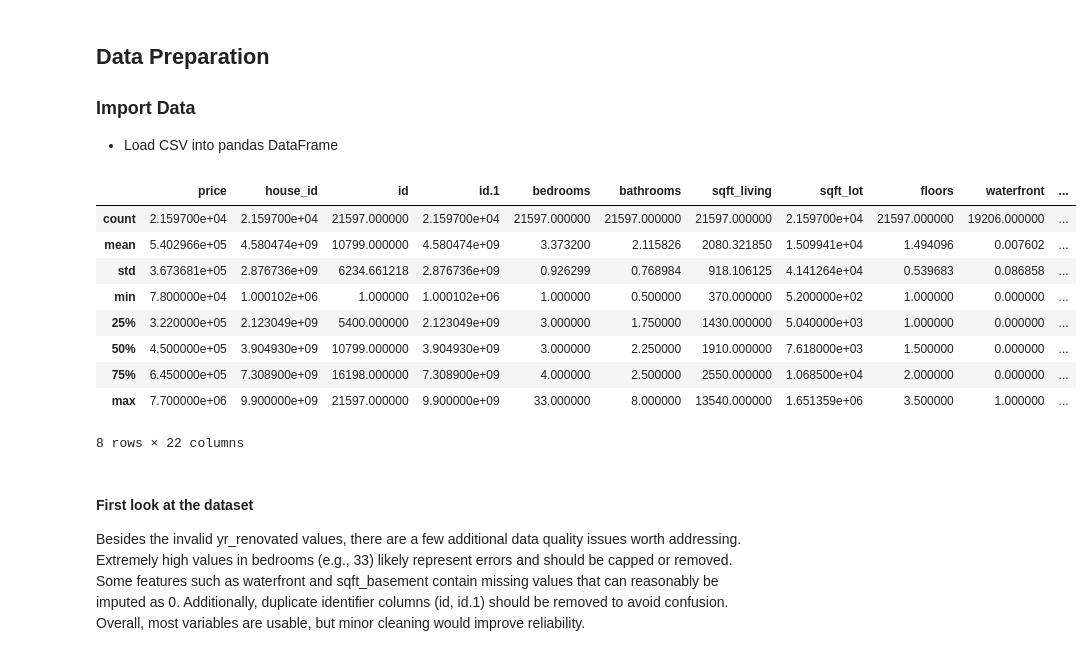
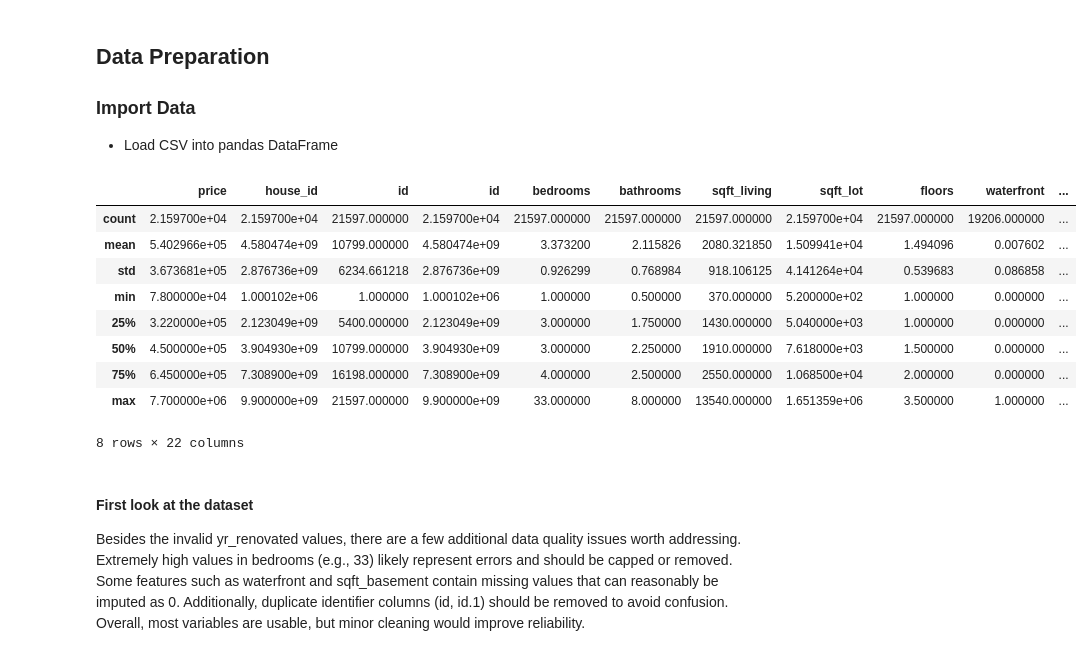
Before and after one commit to lingriosmichael/eda_template, a Jupyter notebook: eda_project.ipynb, the cells around one changed output. Drawn from its saved outputs; the diff is of its cells as text; code cells hidden in the pictures.

```diff
--- a/eda_project.ipynb
+++ b/eda_project.ipynb
@@ -89,3 +87,28 @@ from dotenv import load_dotenv
+# %%
+import os
+from dotenv import load_dotenv
+
+load_dotenv()
+
+DATABASE = os.getenv("DATABASE")
+USER_DB = os.getenv("USER_DB")
+PASSWORD = os.getenv("PASSWORD")
+HOST = os.getenv("HOST")
+PORT = os.getenv("PORT")
+
+conn = psycopg2.connect(
+    database=DATABASE, user=USER_DB, password=PASSWORD, host=HOST, port=PORT
+)
+cur = conn.cursor()
+
+cur.execute("""
+SELECT *
+FROM eda.king_county_house_sales kchs
+LEFT JOIN eda.king_county_house_details kchd
+ON kchs.house_id = kchd.id
+""")
+rows = cur.fetchall()
+columns = [desc[0] for desc in cur.description]
 # %% [markdown]
 ##  Data Preparation
 
@@ -93,10 +116,11 @@ from dotenv import load_dotenv
 - Load CSV into pandas DataFrame
 # %%
 
-df = pd.read_csv("data/dataset.csv")
+#df = pd.read_csv("data/dataset.csv")
+df = pd.DataFrame(rows, columns=columns)
 df.describe()
 # %% [output]
-|  | price | house_id | id | id.1 | bedrooms | bathrooms | sqft_living | sqft_lot | floors | waterfront | ... |
+|  | price | house_id | id | id | bedrooms | bathrooms | sqft_living | sqft_lot | floors | waterfront | ... |
 | count | 2.159700e+04 | 2.159700e+04 | 21597.000000 | 2.159700e+04 | 21597.000000 | 21597.000000 | 21597.000000 | 2.159700e+04 | 21597.000000 | 19206.000000 | ... |
 | mean | 5.402966e+05 | 4.580474e+09 | 10799.000000 | 4.580474e+09 | 3.373200 | 2.115826 | 2080.321850 | 1.509941e+04 | 1.494096 | 0.007602 | ... |
 | std | 3.673681e+05 | 2.876736e+09 | 6234.661218 | 2.876736e+09 | 0.926299 | 0.768984 | 918.106125 | 4.141264e+04 | 0.539683 | 0.086858 | ... |
```
Also changed, not shown: parts of 2 cells of this notebook.
